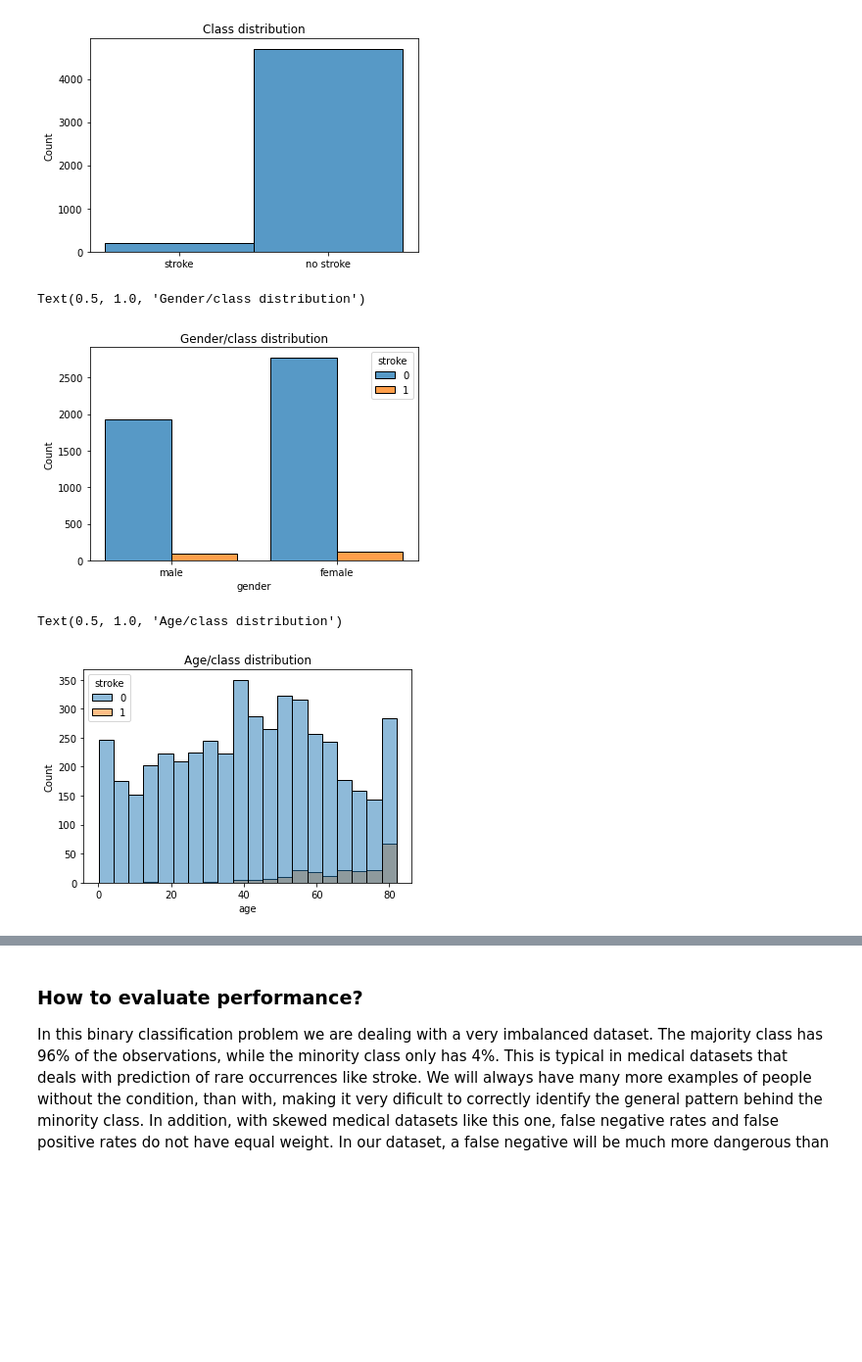
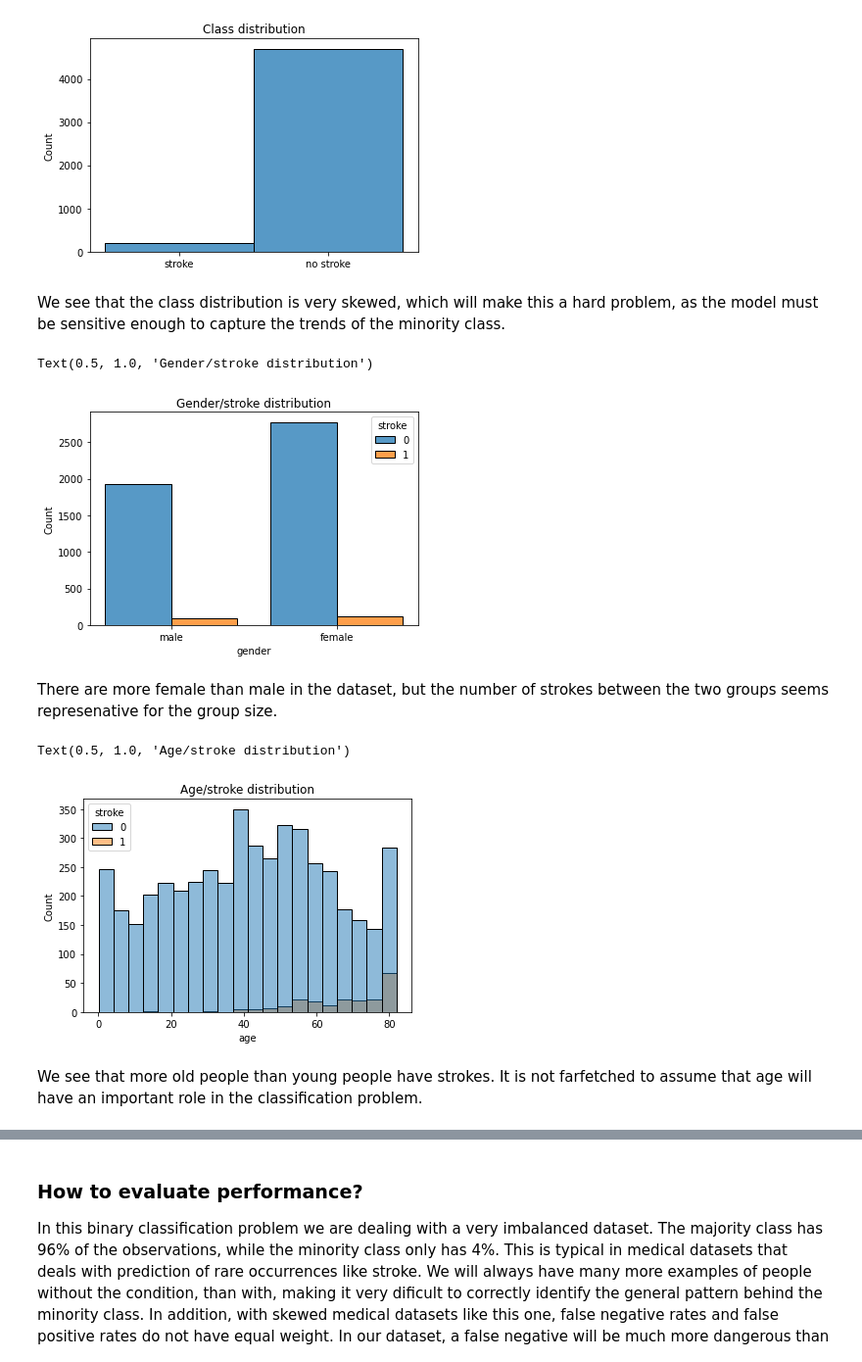
Before and after one commit to ebbeberge/stroke-classification, a Jupyter notebook: ensemble_methods.ipynb, the cells around one changed output, grey strips where cells are left out. Shown at 98% size. Drawn from its saved outputs; the diff is of its cells as text; code cells hidden in the pictures; blank space fills up the shorter version.

```diff
--- a/ensemble_methods.ipynb
+++ b/ensemble_methods.ipynb
@@ -69,15 +68,21 @@ sns.histplot(data = d).set_title("Class distribution")
 plt.show()
 # %% [output]
 [figure]
+# %% [markdown]
+We see that the class distribution is very skewed, which will make this a hard problem, as the model must be sensitive enough to capture the trends of the minority class.
 # %%
-a = df
+a = df.copy()
 a.gender = np.where(df.gender == 1, "female", "male")
-sns.histplot(data=a, x="gender", hue="stroke", multiple="dodge", shrink=.8).set_title("Gender/class distribution")
+sns.histplot(data=a, x="gender", hue="stroke", multiple="dodge", shrink=.8).set_title("Gender/stroke distribution")
 # %% [output]
-Text(0.5, 1.0, 'Gender/class distribution')
+Text(0.5, 1.0, 'Gender/stroke distribution')
-[figure, old version]
+[figure, new version]
+# %% [markdown]
+There are more female than male in the dataset, but the number of strokes between the two groups seems represenative for the group size.
 # %%
-sns.histplot(data = df, x="age", hue="stroke").set_title("Age/class distribution")
+sns.histplot(data = df, x="age", hue="stroke").set_title("Age/stroke distribution")
 # %% [output]
-Text(0.5, 1.0, 'Age/class distribution')
+Text(0.5, 1.0, 'Age/stroke distribution')
-[figure, old version]
+[figure, new version]
+# %% [markdown]
+We see that more old people than young people have strokes. It is not farfetched to assume that age will have an important role in the classification problem.
```
Also changed, not shown: parts of 52 cells of this notebook.
